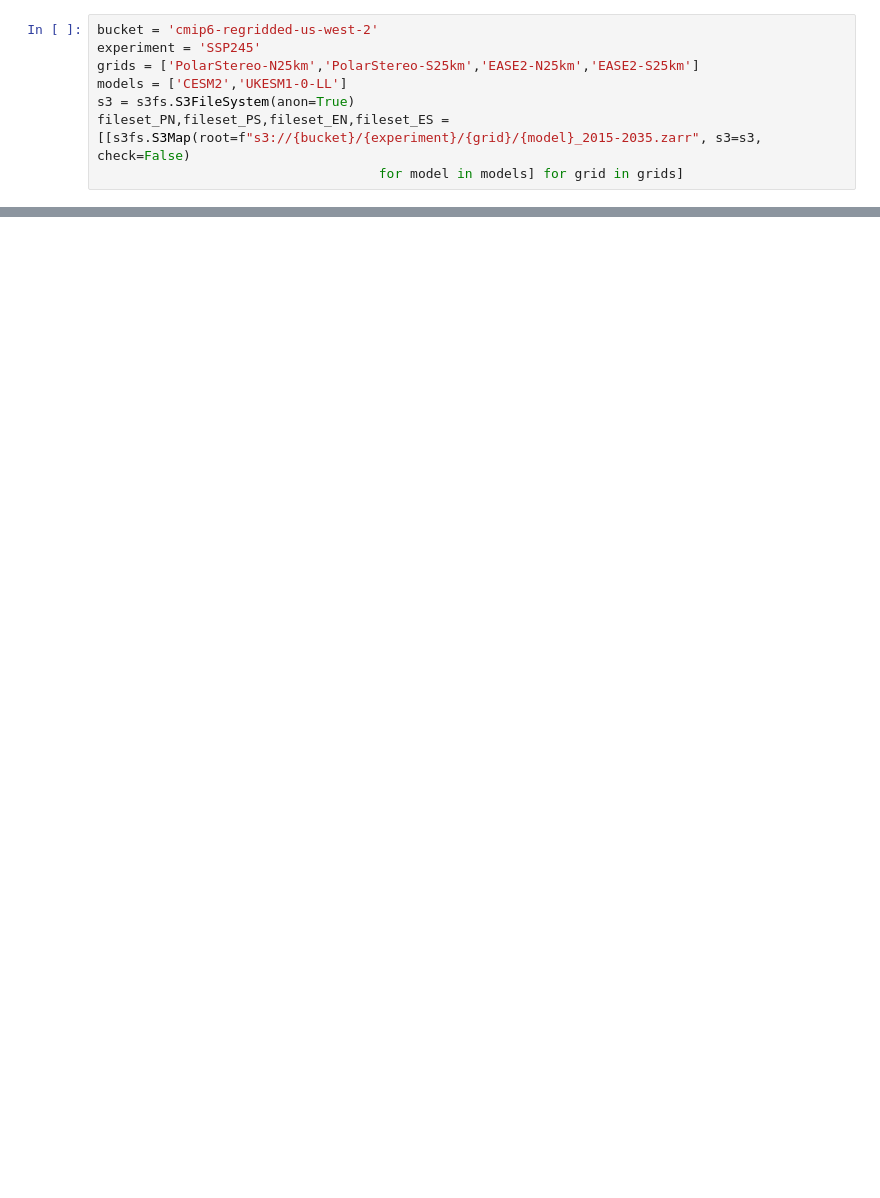
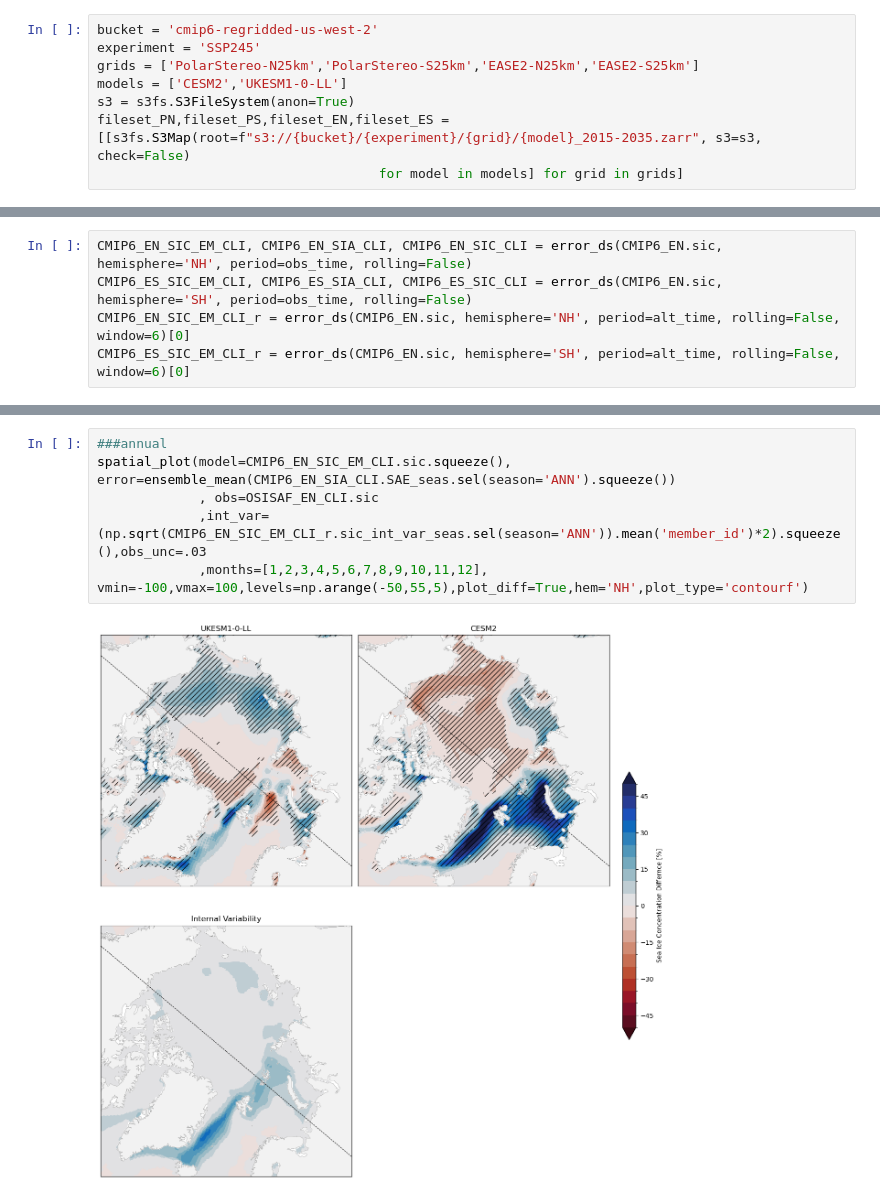
Before and after one commit to cjcardinale/CMIP6-ICESat2-SeaIce-Petty-2025, a Jupyter notebook: Results.ipynb, the cells around one changed output, grey strips where cells are left out. Cells and saved outputs as stored; diff of their text form; blank space fills up the shorter version.

```diff
--- a/Results.ipynb
+++ b/Results.ipynb
@@ -87,0 +308,5 @@ with ProgressBar():
+# %%
+CMIP6_EN_SIC_EM_CLI, CMIP6_EN_SIA_CLI, CMIP6_EN_SIC_CLI = error_ds(CMIP6_EN.sic, hemisphere='NH', period=obs_time, rolling=False)
+CMIP6_ES_SIC_EM_CLI, CMIP6_ES_SIA_CLI, CMIP6_ES_SIC_CLI = error_ds(CMIP6_EN.sic, hemisphere='SH', period=obs_time, rolling=False)
+CMIP6_EN_SIC_EM_CLI_r = error_ds(CMIP6_EN.sic, hemisphere='NH', period=alt_time, rolling=False, window=6)[0]
+CMIP6_ES_SIC_EM_CLI_r = error_ds(CMIP6_EN.sic, hemisphere='SH', period=alt_time, rolling=False, window=6)[0]
@@ -87,0 +456,8 @@ with ProgressBar():
+# %%
+###annual
+spatial_plot(model=CMIP6_EN_SIC_EM_CLI.sic.squeeze(), error=ensemble_mean(CMIP6_EN_SIA_CLI.SAE_seas.sel(season='ANN').squeeze())
+             , obs=OSISAF_EN_CLI.sic
+             ,int_var=(np.sqrt(CMIP6_EN_SIC_EM_CLI_r.sic_int_var_seas.sel(season='ANN')).mean('member_id')*2).squeeze(),obs_unc=.03
+             ,months=[1,2,3,4,5,6,7,8,9,10,11,12], vmin=-100,vmax=100,levels=np.arange(-50,55,5),plot_diff=True,hem='NH',plot_type='contourf')
+# %% [output]
+[figure, added]
```
Also changed, not shown: parts of 27 cells of this notebook, 13 other files.
